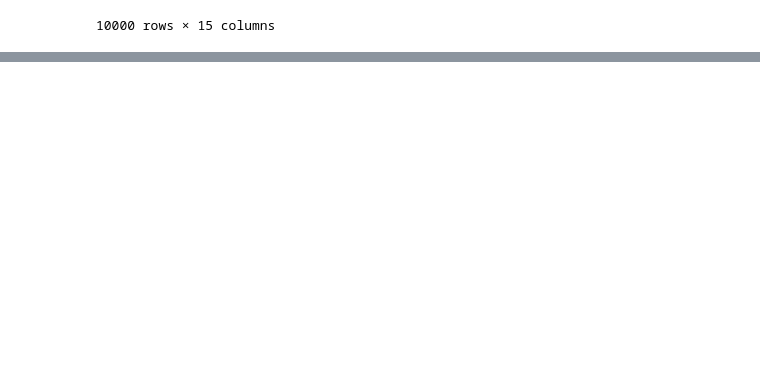
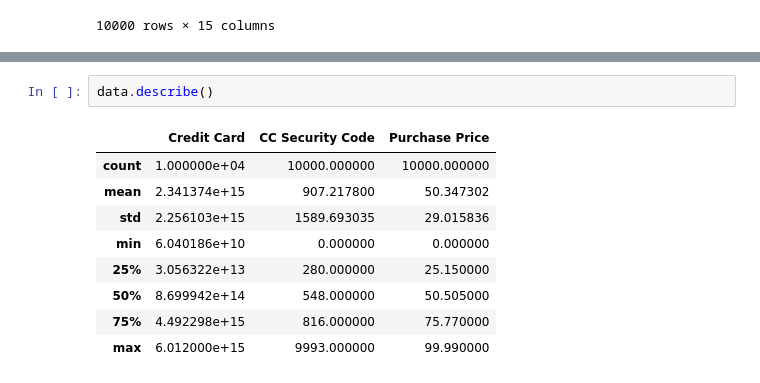
Before and after one commit to kamuni-1806/E-Commerce-Purchases-Data-Analysis, a Jupyter notebook: Ecommerce Purchase.ipynb, the cells around one changed output, grey strips where cells are left out. Cells and saved outputs as stored; diff of their text form; blank space fills up the shorter version.

Commit message:
Data Function addition

```diff
--- a/Ecommerce Purchase.ipynb
+++ b/Ecommerce Purchase.ipynb
@@ -349,0 +370,12 @@ data
+# %%
+data.describe()
+# %% [output]
+|  | Credit Card | CC Security Code | Purchase Price |
+| count | 1.000000e+04 | 10000.000000 | 10000.000000 |
+| mean | 2.341374e+15 | 907.217800 | 50.347302 |
+| std | 2.256103e+15 | 1589.693035 | 29.015836 |
+| min | 6.040186e+10 | 0.000000 | 0.000000 |
+| 25% | 3.056322e+13 | 280.000000 | 25.150000 |
+| 50% | 8.699942e+14 | 548.000000 | 50.505000 |
+| 75% | 4.492298e+15 | 816.000000 | 75.770000 |
+| max | 6.012000e+15 | 9993.000000 | 99.990000 |
```
Also changed, not shown: parts of 1 cell of this notebook.
